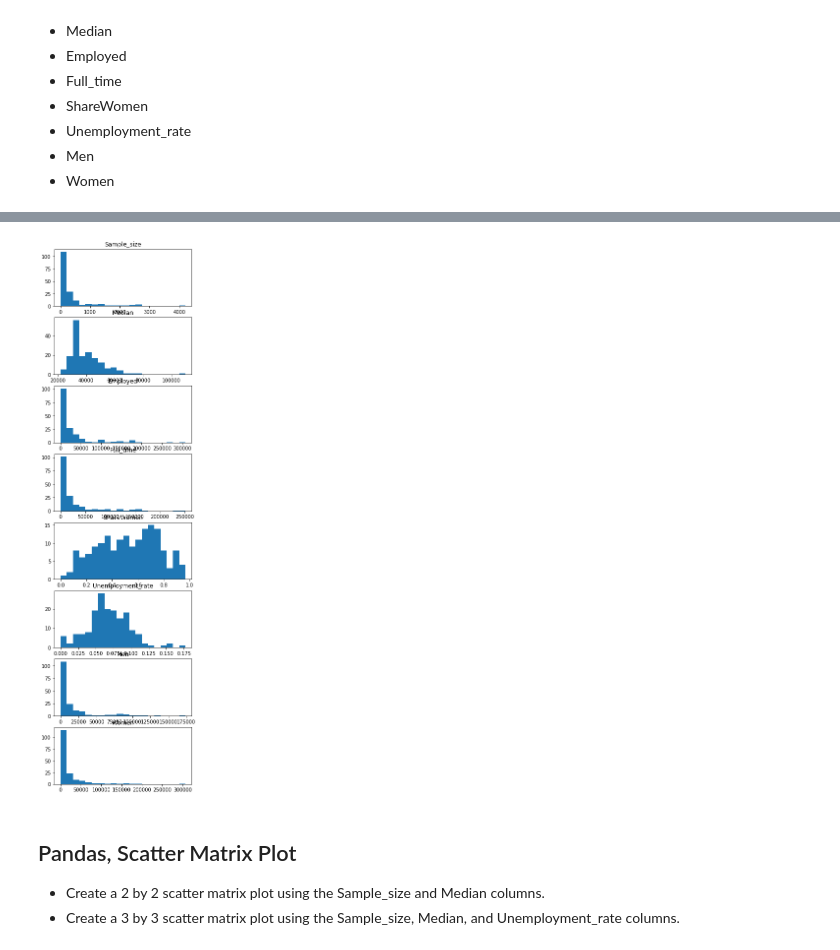
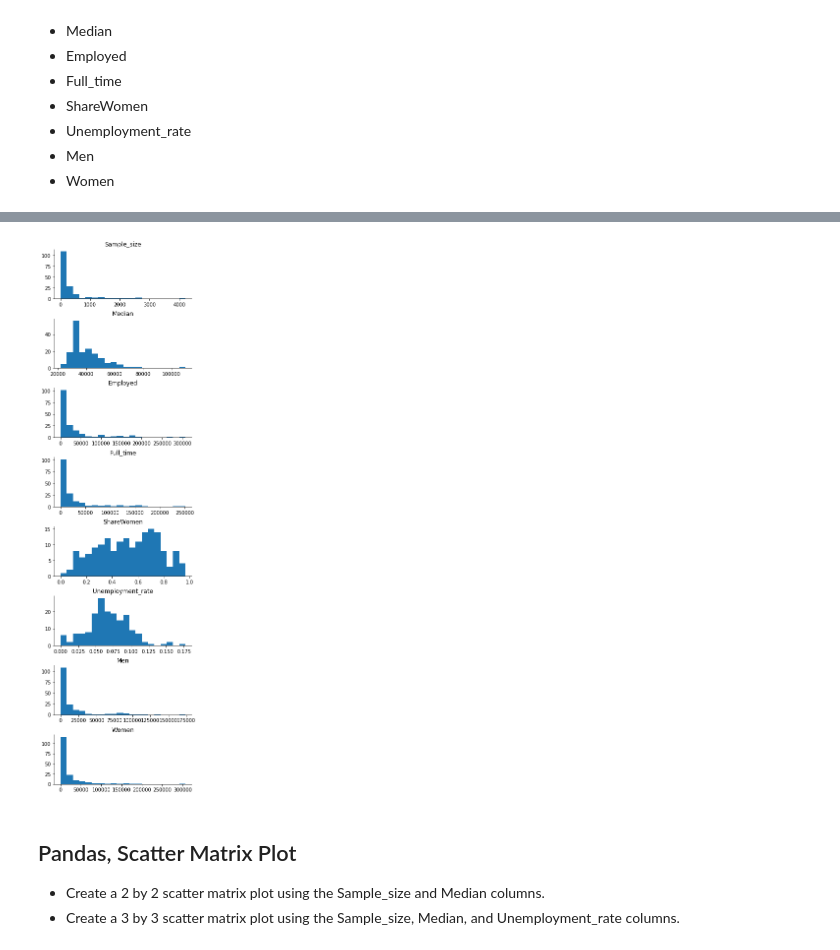
Before and after one commit to joshhmzhang/Practice-pamdas-plot---Visualizing-Earnings-Based-On-College-Majors, a Jupyter notebook: Basics.ipynb, the cells around one changed output, grey strips where cells are left out. Saved outputs shown, nothing was run; the diff lists cells and outputs as text; code cells hidden in the pictures.

```diff
--- a/Basics.ipynb
+++ b/Basics.ipynb
@@ -86,0 +94,14 @@ recent_grads['Sample_size'].hist()
+# %%
+cols = ["Sample_size", "Median", "Employed", "Full_time", "ShareWomen", "Unemployment_rate", "Men", "Women"]
+
+fig,axarr=plt.subplots(2,4,figsize=(20,5))
+
+plt.subplots_adjust(hspace=.4,wspace=.2)
+
+for i in range(4):
+    recent_grads[cols[i]].plot.hist(ax=axarr[0][i],color='mediumvioletred')
+    axarr[0][i].set_title(cols[i],fontsize=15)
+
+for i in range(4,8):
+    recent_grads[cols[i]].plot.hist(ax=axarr[1][i-4])
+    axarr[1][i-4].set_title(cols[i],fontsize=15)
@@ -87,14 +110,18 @@ recent_grads['Sample_size'].hist()
 # %%
 cols = ["Sample_size", "Median", "Employed", "Full_time", "ShareWomen", "Unemployment_rate", "Men", "Women"]
 
 fig=plt.figure(figsize=(5,20))
 
 for i in range(8):
     ax=fig.add_subplot(8,1,i+1)
     ax.hist(recent_grads[cols[i]],bins=20)
     ax.set_title(cols[i])
+
+plt.subplots_adjust(hspace=.4)
+import seaborn as sns
+sns.despine()
 # %% [output]
-[figure, old version]
+[figure, new version]
 # %% [markdown]
 ## Pandas, Scatter Matrix Plot
 * Create a 2 by 2 scatter matrix plot using the Sample_size and Median columns.
```
Also changed, not shown: parts of 10 cells of this notebook.
